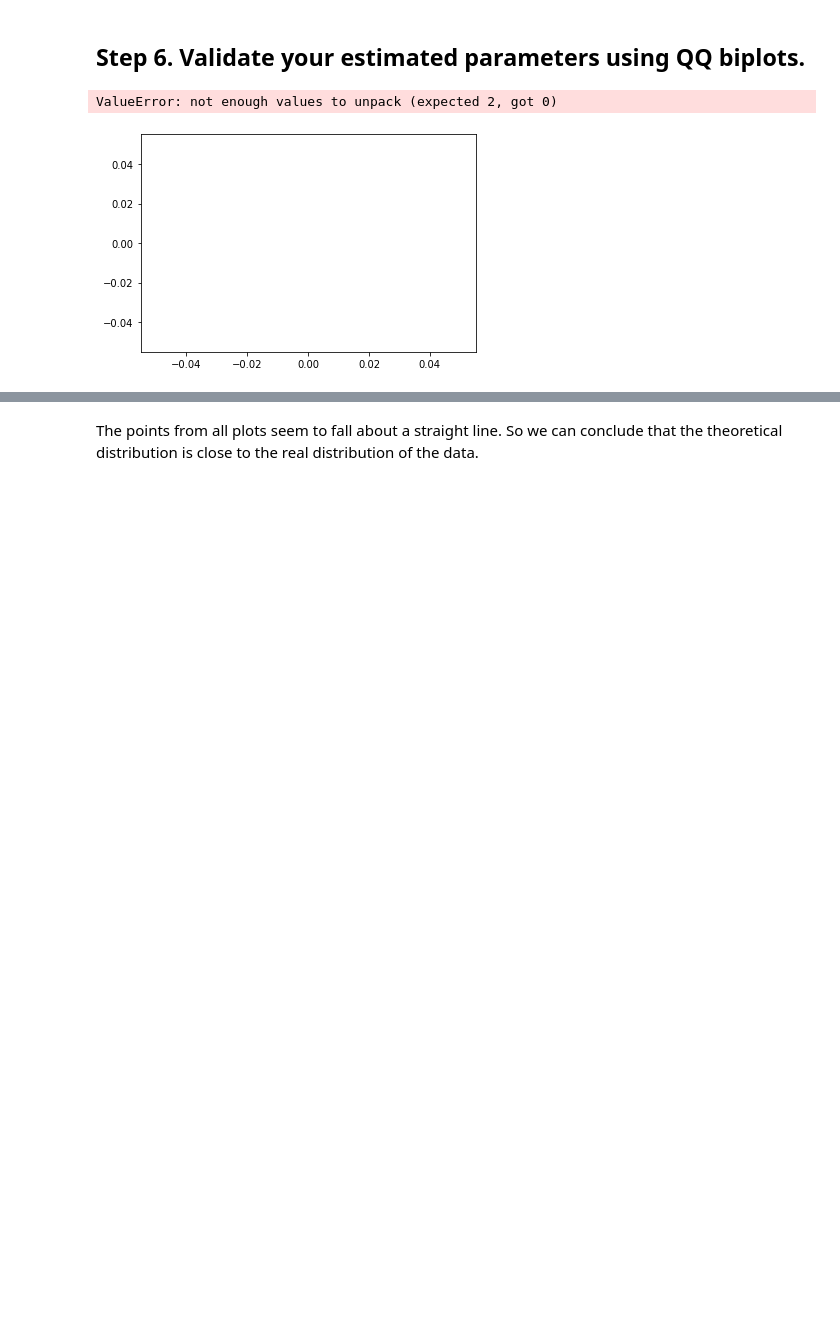
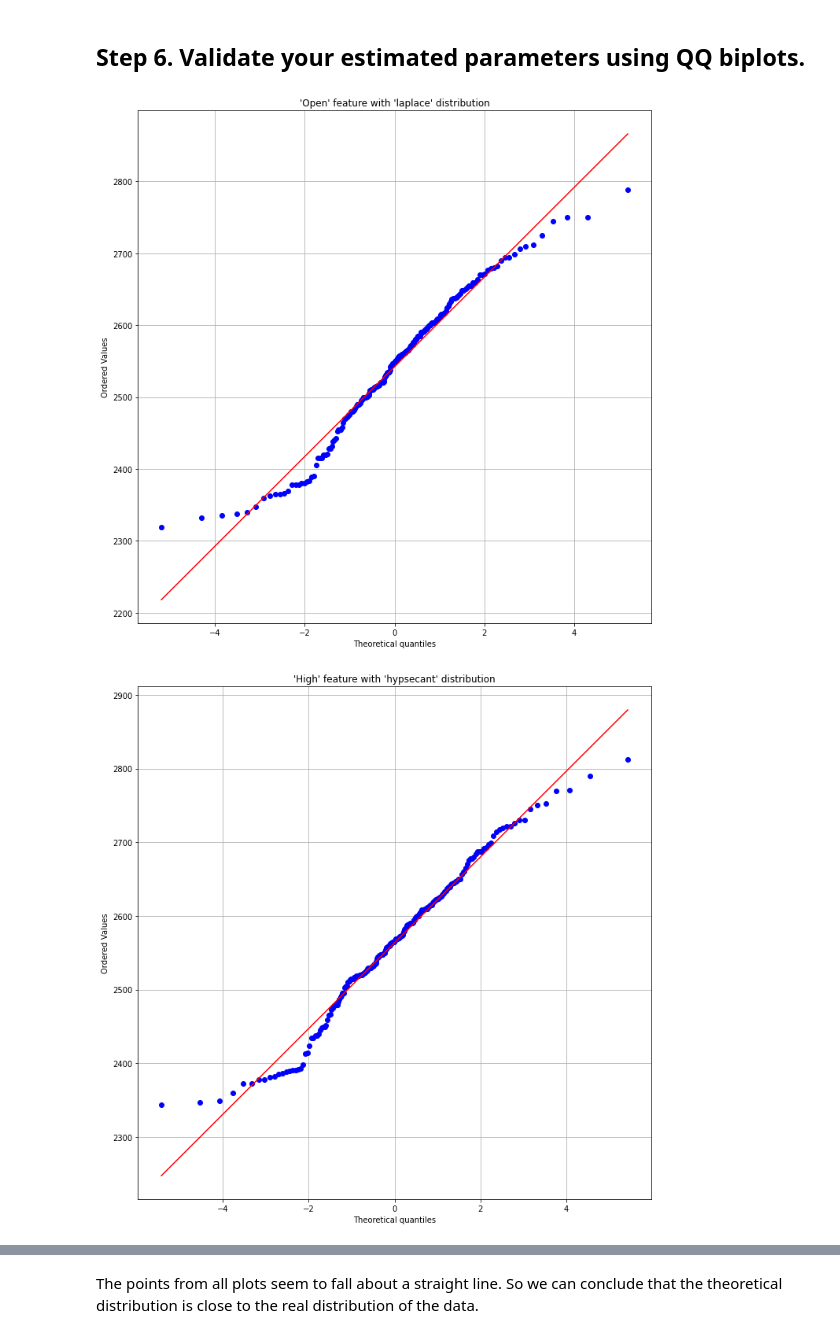
Before and after one commit to semaputnik/multivariate-data-analysis-labs, a Jupyter notebook: Lab_1/code.ipynb, the cells around one changed output, grey strips where cells are left out. Drawn from its saved outputs; the diff is of its cells as text; code cells hidden in the pictures; blank space fills up the shorter version.

```diff
--- a/Lab_1/code.ipynb
+++ b/Lab_1/code.ipynb
@@ -331,20 +331,20 @@ report
 # %%
 i = 0
 for col, distribution in features_with_dist.items():
     feature = df[col]
 
     percs = np.linspace(0,100,21)
     qn_feature = np.percentile(feature, percs)
     x = np.linspace(np.min(feature), np.max(feature))
 
-    fig, ax = plt.plot(figsize=(10, 10), sharey=True)
+    fig, ax = plt.subplots(figsize=(10, 10), sharey=True)
     st.probplot(feature, dist = getattr(st.distributions, distribution), plot=ax)
     ax.set_title(f"'{col}' feature with '{distribution}' distribution")
     ax.grid()
     i += 1
 
     plt.tight_layout()
     plt.show()
 # %% [output]
-ValueError: not enough values to unpack (expected 2, got 0)
-[figure, old version]
+[figure, new version]
+[figure, added]
```
Also changed, not shown: parts of 2 cells of this notebook.
